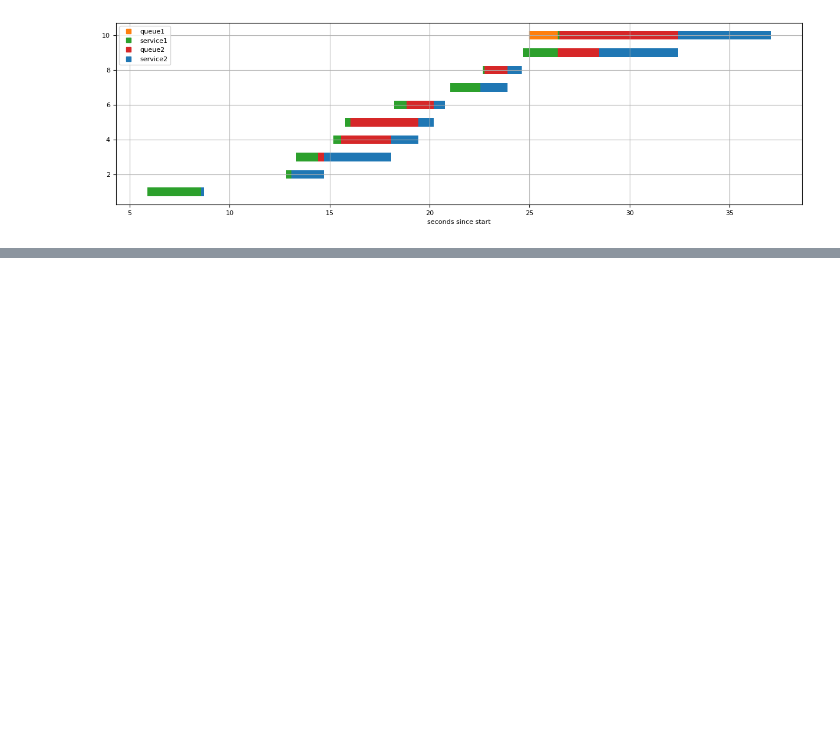
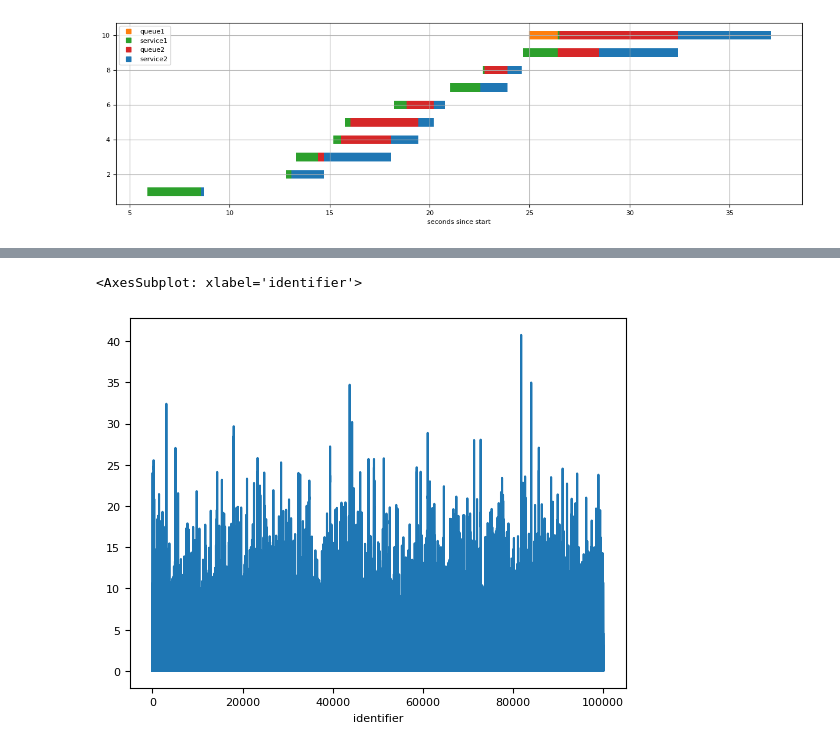
Before and after one commit to viniciuslettieri/2022.2---Avaliacao-e-Desempenho, a Jupyter notebook: Simulacoes/analise_simulacao.ipynb, the cells around one changed output, grey strips where cells are left out. Saved outputs shown, nothing was run; the diff lists cells and outputs as text; code cells hidden in the pictures; blank space fills up the shorter version.

```diff
--- a/Simulacoes/analise_simulacao.ipynb
+++ b/Simulacoes/analise_simulacao.ipynb
@@ -68,0 +98,5 @@ resumo("sequencia_longa.csv")
+# %%
+statistics["tm_queue2"].plot()
+# %% [output]
+<AxesSubplot: xlabel='identifier'>
+[figure, added]
```
Also changed, not shown: parts of 9 cells of this notebook, 4 other files.
